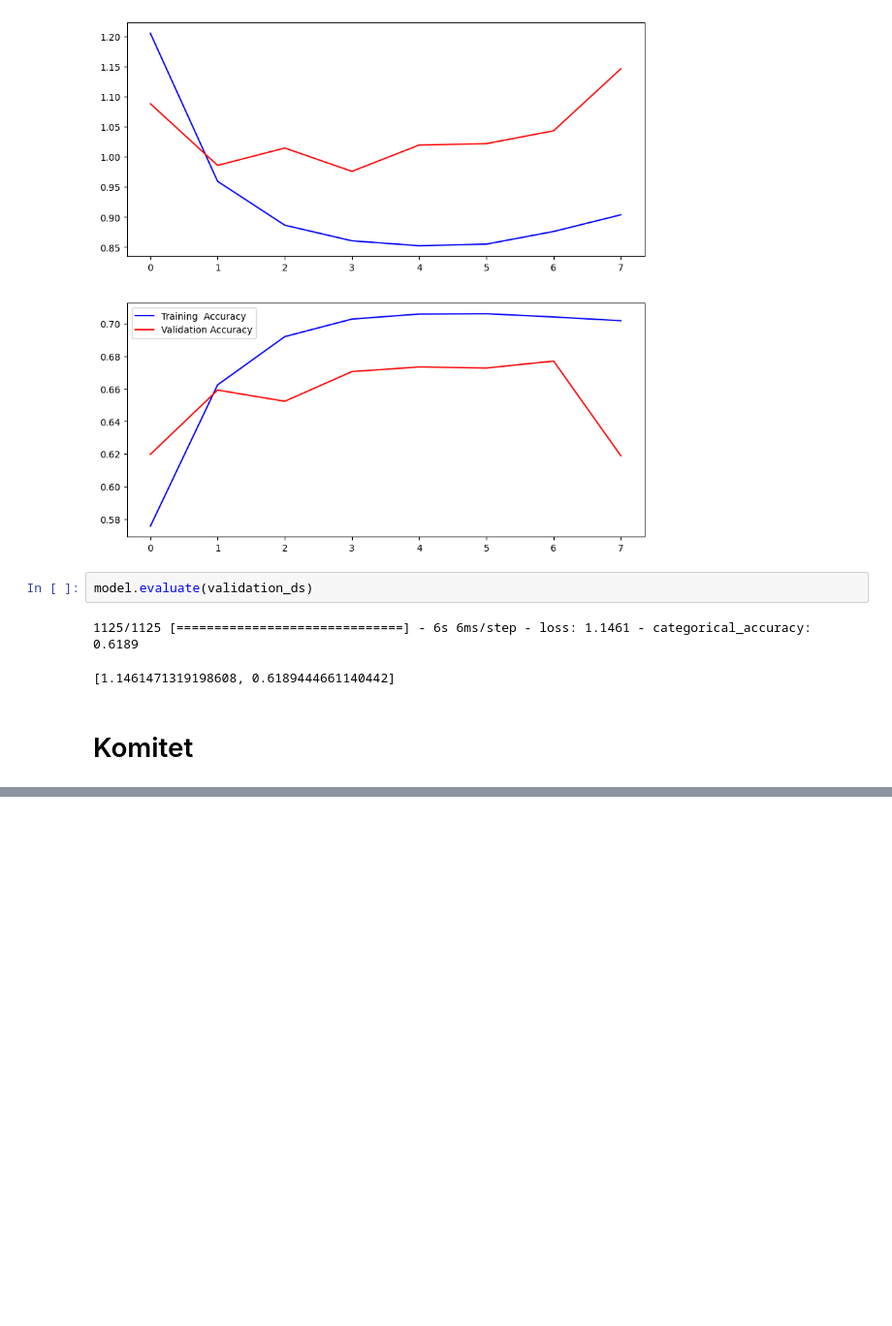
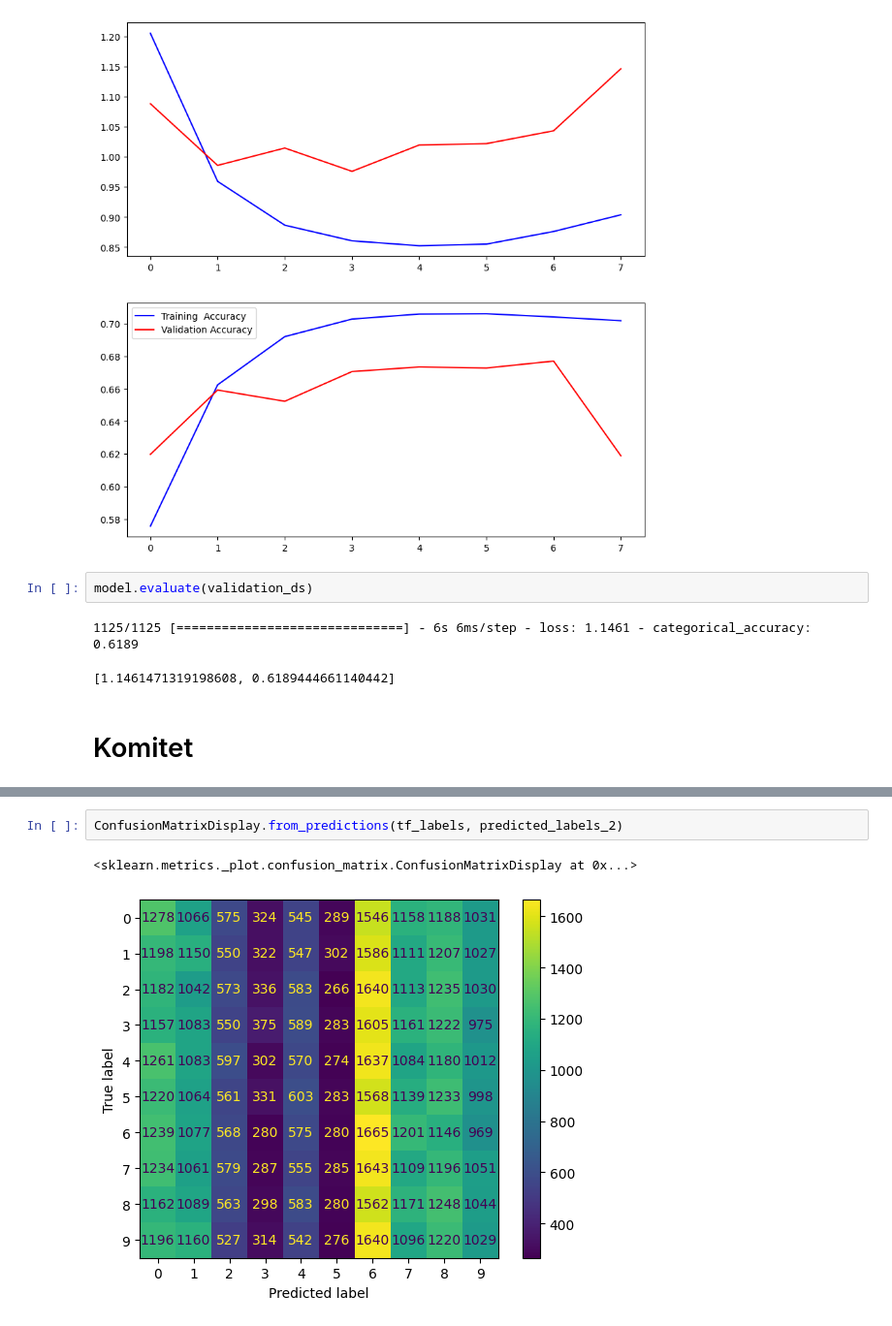
Before and after one commit to pasterzewa/CNN-DL-Project, a Jupyter notebook: main.ipynb, the cells around one changed output, grey strips where cells are left out. Shown at 97% size. Drawn from its saved outputs; the diff is of its cells as text; blank space fills up the shorter version.

```diff
--- a/main.ipynb
+++ b/main.ipynb
@@ -658,3 +717,8 @@ print("F1 Score 2:", f1_2)
+# %%
+ConfusionMatrixDisplay.from_predictions(tf_labels, predicted_labels_2)
+# %% [output]
+<sklearn.metrics._plot.confusion_matrix.ConfusionMatrixDisplay at 0x...>
+[figure, added]
 # %%
 class_number = len(class_names) # na noc
 model_number = 3 # 3 classes, 3 classes, 4 classes
```
Also changed, not shown: parts of 36 cells of this notebook.
